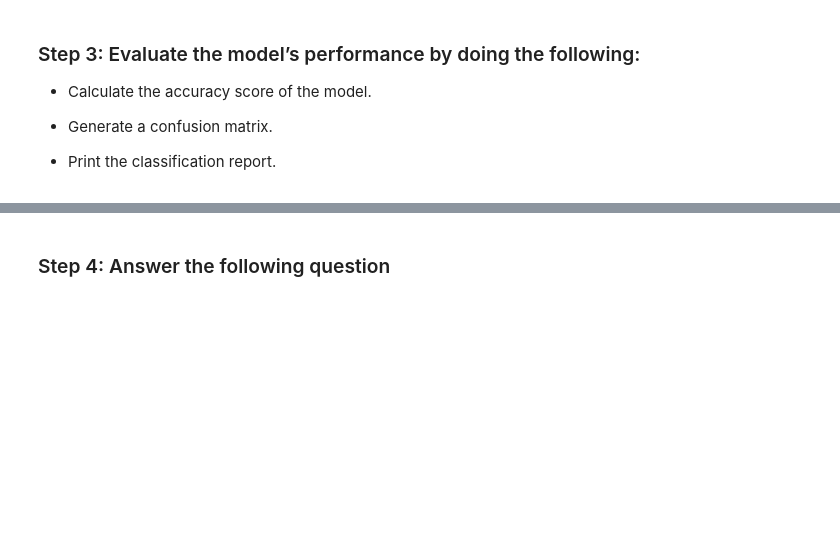
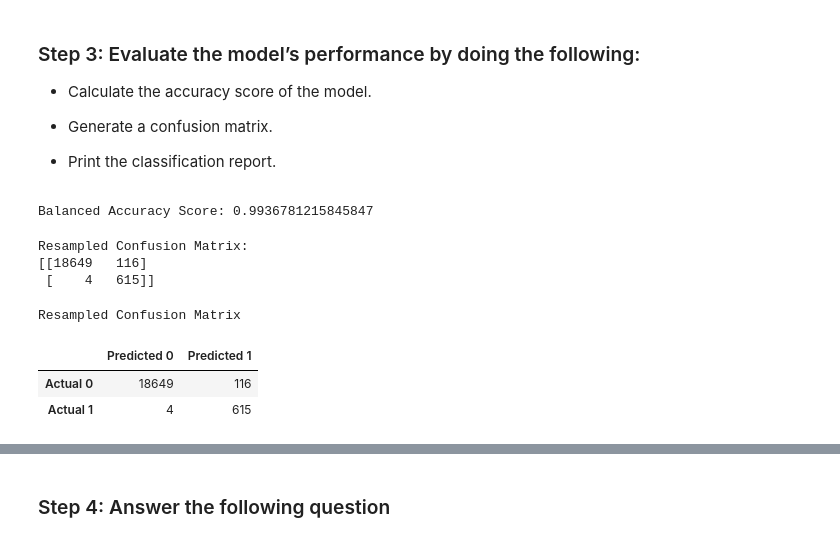
Before and after one commit to Olufemi-Olarewaju/credit-risk-classification, a Jupyter notebook: Credit_Risk/credit_risk_classification.ipynb, the cells around one changed output, grey strips where cells are left out. Saved outputs shown, nothing was run; the diff lists cells and outputs as text; code cells hidden in the pictures; blank space fills up the shorter version.

```diff
--- a/Credit_Risk/credit_risk_classification.ipynb
+++ b/Credit_Risk/credit_risk_classification.ipynb
@@ -128,7 +168,7 @@ from imblearn.over_sampling import RandomOverSampler
 
 # Instantiate the random oversampler model
 # # Assign a random_state parameter of 1 to the model
-# YOUR CODE HERE!
+ros = RandomOverSampler(random_state=1)
 
 # Fit the original training data to the random_oversampler model
-# YOUR CODE HERE!
+X_resampled, y_resampled = ros.fit_resample(X_train, y_train)
@@ -142,13 +185,13 @@ ModuleNotFoundError: No module named 'imblearn'
 # %%
 # Instantiate the Logistic Regression model
 # Assign a random_state parameter of 1 to the model
-# YOUR CODE HERE!
+classifier = LogisticRegression(random_state=1)
 
 # Fit the model using the resampled training data
-# YOUR CODE HERE!
+classifier.fit(X_resampled, y_resampled)
 
 # Make a prediction using the testing data
-# YOUR CODE HERE!
+y_pred_resampled = classifier.predict(X_test)
 # %% [markdown]
 ### Step 3: Evaluate the model’s performance by doing the following:
 
@@ -159,9 +202,30 @@ ModuleNotFoundError: No module named 'imblearn'
 * Print the classification report.
 # %%
 # Print the balanced_accuracy score of the model
-# YOUR CODE HERE!
+print(f"Balanced Accuracy Score: {balanced_accuracy_score(y_test, y_pred_resampled)}\n")
+# %% [output]
+Balanced Accuracy Score: 0.9936781215845847
 # %%
 # Generate a confusion matrix for the model
-# YOUR CODE HERE!
+cm_resampled = confusion_matrix(y_test, y_pred_resampled)
+print(f"Resampled Confusion Matrix: \n{cm_resampled}\n")
+# %% [output]
+Resampled Confusion Matrix:
+[[18649   116]
+ [    4   615]]
+# %%
+# Create a DataFrame from the resampled confusion matrix
+cm_resampled_df = pd.DataFrame(
+    cm_resampled,
+    index=["Actual 0", "Actual 1"],
+    columns=["Predicted 0", "Predicted 1"]
+)
+print("Resampled Confusion Matrix")
+display(cm_resampled_df)
+# %% [output]
+Resampled Confusion Matrix
+|  | Predicted 0 | Predicted 1 |
+| Actual 0 | 18649 | 116 |
+| Actual 1 | 4 | 615 |
 # %%
 # Print the classification report for the model
```
Also changed, not shown: parts of 12 cells of this notebook.
